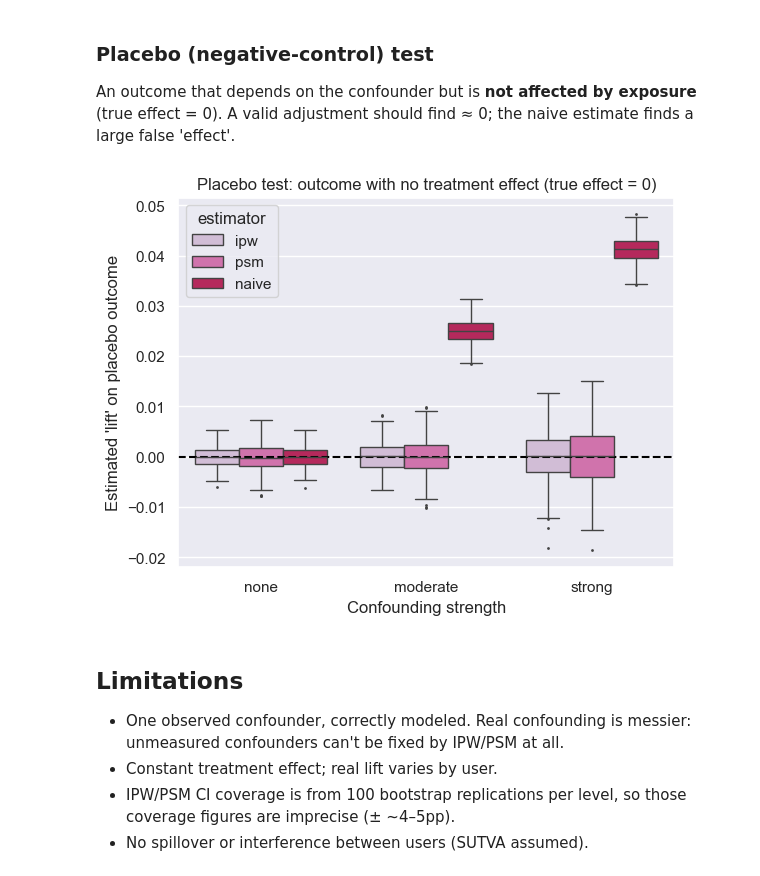
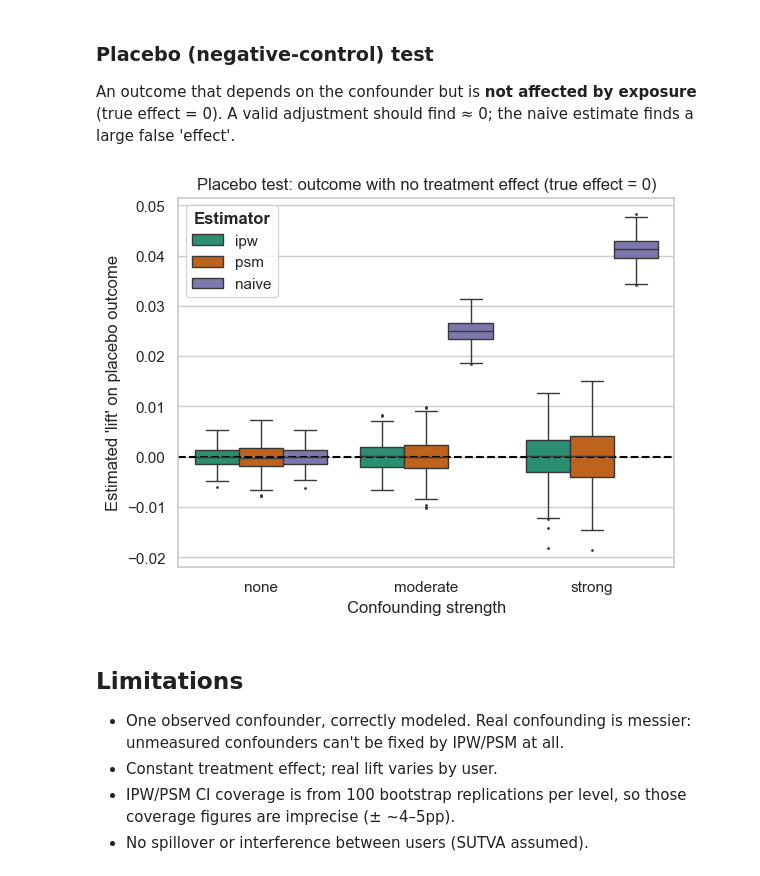
Before and after one commit to Tarieret/causal-marketing-lift, a Jupyter notebook: notebooks/02_simulation.ipynb, the cells around one changed output. Drawn from its saved outputs; the diff is of its cells as text; code cells hidden in the pictures.

```diff
--- a/notebooks/02_simulation.ipynb
+++ b/notebooks/02_simulation.ipynb
@@ -18,7 +18,7 @@ import numpy as np
 import pandas as pd
 import matplotlib.pyplot as plt
 import seaborn as sns
-sns.set_theme()
+sns.set_theme(style='whitegrid', palette='Dark2')
 
 from src import power_analysis as pa, estimators as est
 from src.simulate import simulate
@@ -133,16 +137,17 @@ An outcome that depends on the confounder but is **not affected by exposure** (t
 # %%
 placebo = ['placebo_ipw', 'placebo_psm', 'placebo_naive']
 long = (reps.melt(id_vars='level', value_vars=placebo, var_name='estimator', value_name='estimate')
         .replace({'placebo_ipw': 'ipw', 'placebo_psm': 'psm', 'placebo_naive': 'naive'}))
 
 ax = sns.boxplot(data=long, x='level', y='estimate', hue='estimator', order=levels,
-                 hue_order=['ipw', 'psm', 'naive'], palette='PuRd', fliersize=1)
+                 hue_order=['ipw', 'psm', 'naive'], fliersize=1)
 ax.axhline(0, color='black', ls='--')
 ax.set(xlabel='Confounding strength', ylabel="Estimated 'lift' on placebo outcome",
        title='Placebo test: outcome with no treatment effect (true effect = 0)')
+ax.get_legend().set_title('Estimator', prop={'weight': 'bold'})
 plt.savefig('../figures/placebo.png', dpi=150, bbox_inches='tight')
 # %% [output]
-[figure, old version]
+[figure, new version]
 # %% [markdown]
 ## Limitations
 - One observed confounder, correctly modeled. Real confounding is messier: unmeasured confounders can't be fixed by IPW/PSM at all.
```
Also changed, not shown: parts of 4 cells of this notebook, 7 other files.
